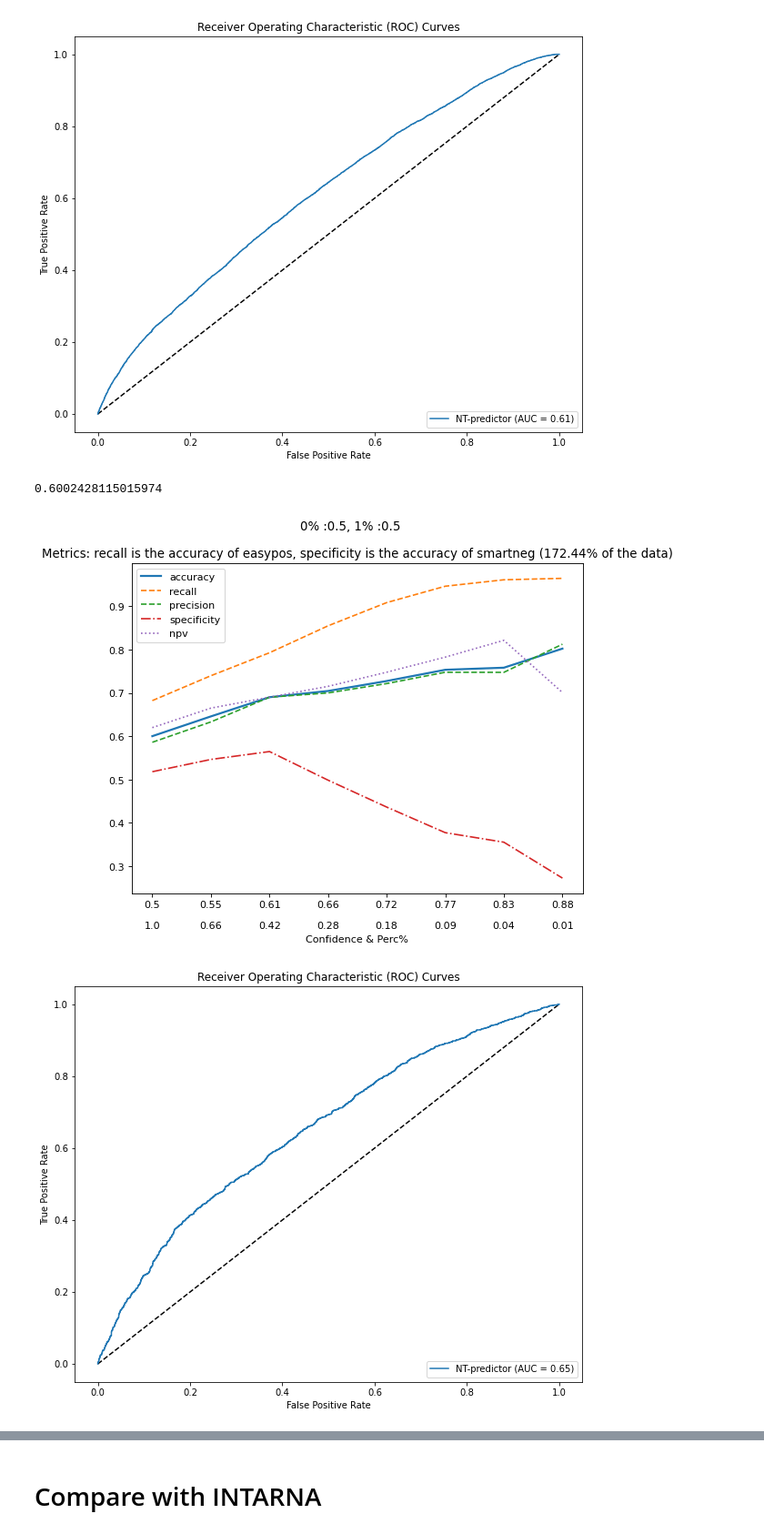
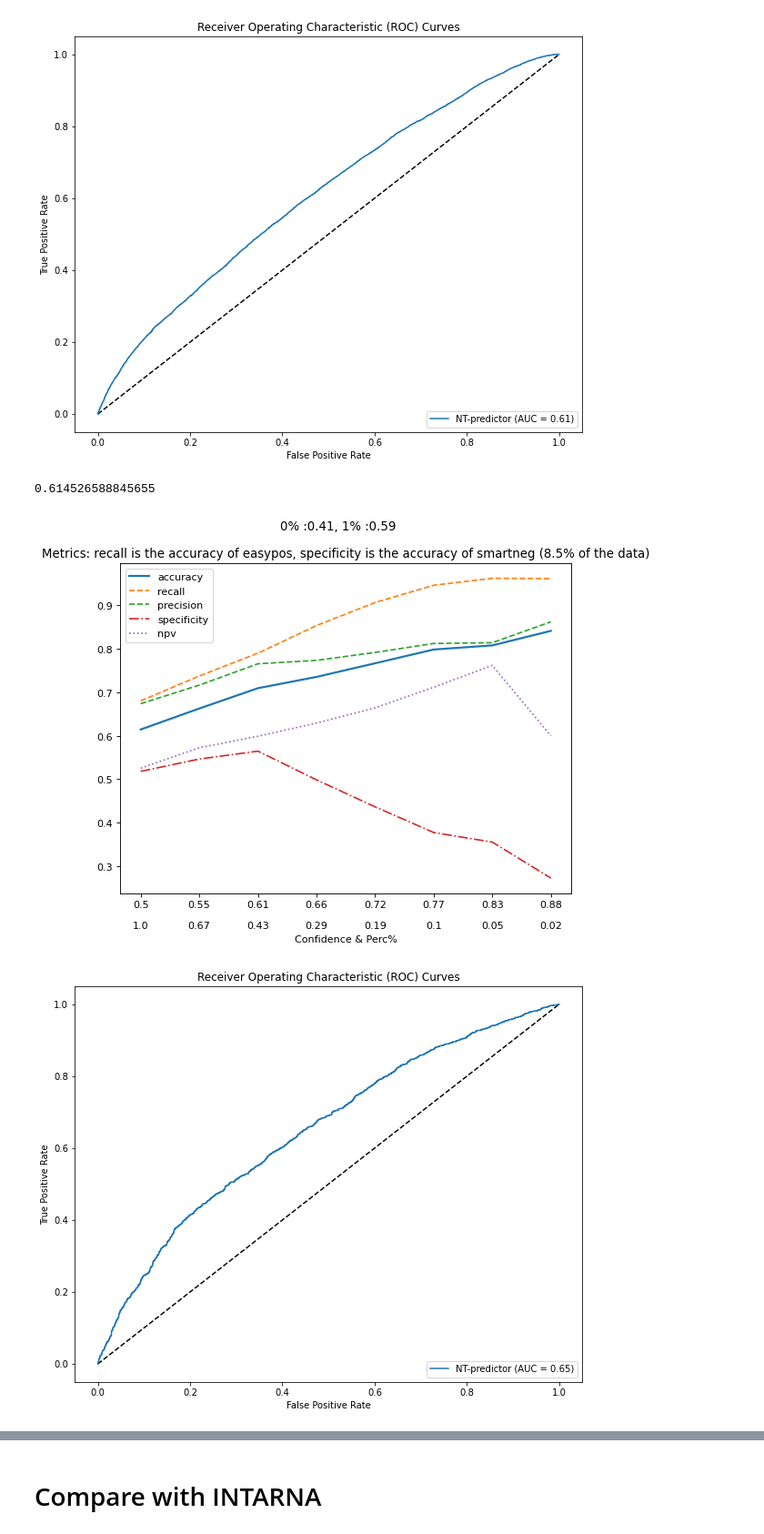
Before and after one commit to giorgiobini/RIME, a Jupyter notebook: src/plot_test2_results500-INTERACTION_LENGTH.ipynb, the cells around one changed output, grey strips where cells are left out. Shown at 91% size. Drawn from its saved outputs; the diff is of its cells as text; code cells hidden in the pictures.

```diff
--- a/src/plot_test2_results500-INTERACTION_LENGTH.ipynb
+++ b/src/plot_test2_results500-INTERACTION_LENGTH.ipynb
@@ -140,12 +152,12 @@ plot_roc_curves([{'prob': easypos_smartneg_sampled.probability, 'model_name': 'N
 # %%
 treshold = 25
 
 subset = easypos_smartneg_sampled[(easypos_smartneg_sampled.seed_w > treshold) & (easypos_smartneg_sampled.seed_h > treshold)]
-subset = balance_df(subset)
+#subset = balance_df(subset)
 print((subset.prediction == subset.ground_truth).sum()/subset.shape[0])
 obtain_plot(subset, n_original_df = res.shape[0], title = f'Metrics: recall is the accuracy of easypos, specificity is the accuracy of smartneg ', n_conf = n_conf)
 plot_roc_curves([{'prob': subset.probability, 'model_name': 'NT-predictor'}], subset.ground_truth)
 # %% [output]
-0.6002428115015974
+0.614526588845655
-[figure, old version]
+[figure, new version]
 [figure]
```
Also changed, not shown: parts of 7 cells of this notebook, 2 other files.
